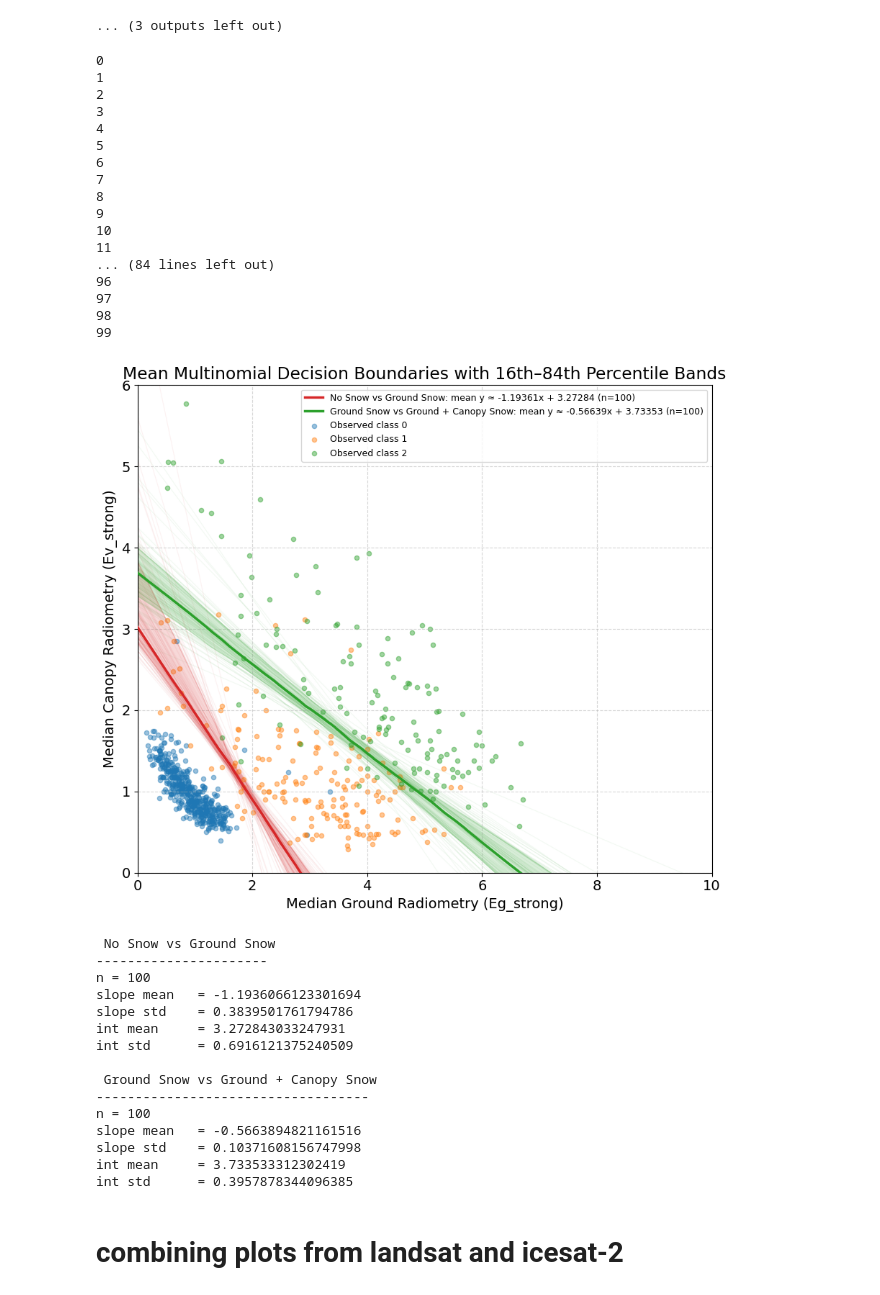
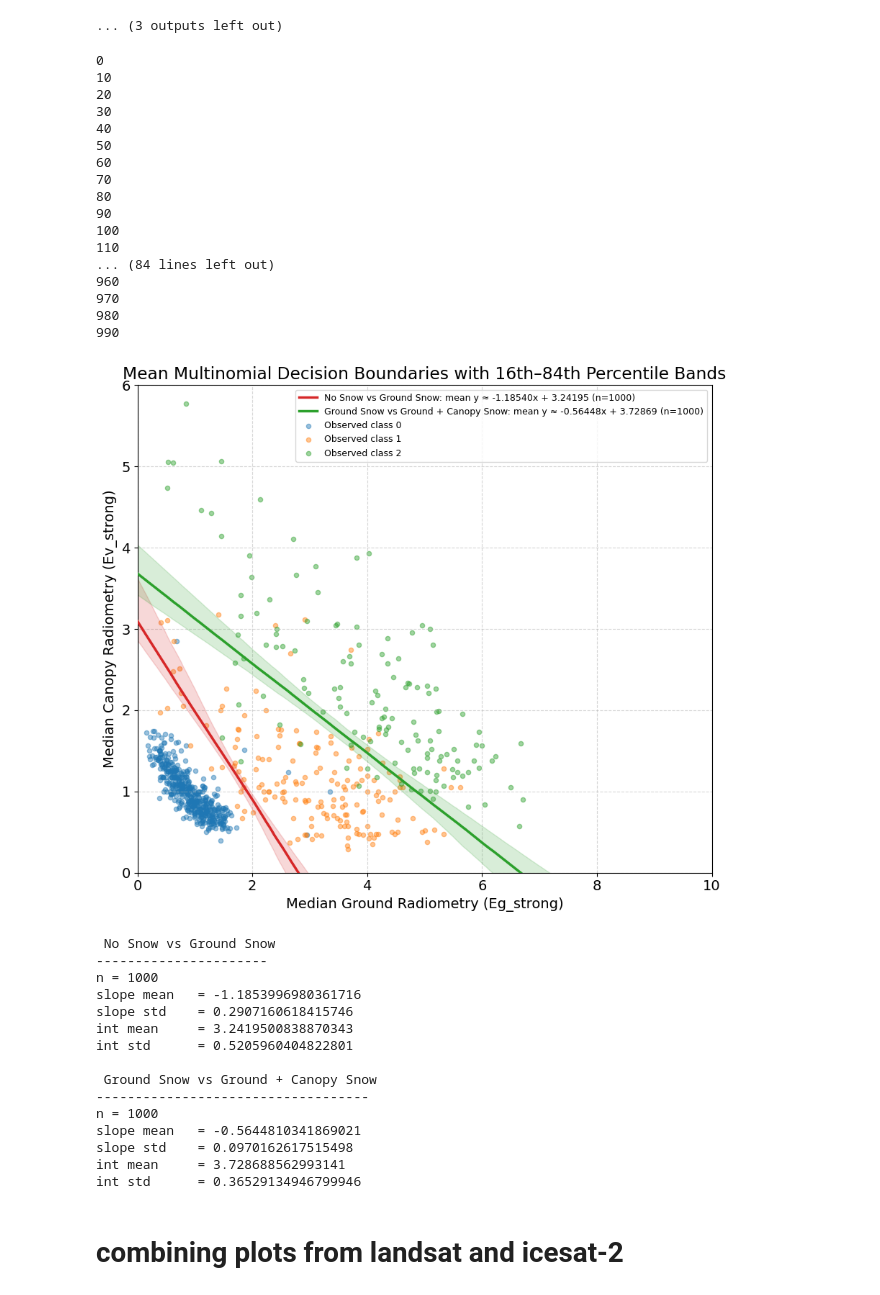
Before and after one commit to thomaslaraia/Snowstradamus, a Jupyter notebook: FSC_dataframe_analysis_80m_bootstrapped.ipynb, the cells around one changed output. Cells and saved outputs as stored; diff of their text form; code cells hidden in the pictures.

```diff
--- a/FSC_dataframe_analysis_80m_bootstrapped.ipynb
+++ b/FSC_dataframe_analysis_80m_bootstrapped.ipynb
@@ -859,14 +1083,17 @@ Binary accuracy (0 vs {1,2}):  0.9793 ± 0.0077
 import numpy as np
 import matplotlib.pyplot as plt
 from sklearn.linear_model import LogisticRegression
-SHOW_ALL_BOOT_LINES = True
+
+SHOW_ALL_BOOT_LINES = False
 BOOT_LINE_ALPHA = 0.06
 BOOT_LINE_LW = 0.8
+
+all_cameras = sorted(df_grouped['camera'].unique())
 
 # -----------------------------
 # Settings
 # -----------------------------
-N_BOOT = 100
+N_BOOT = 1000
 RNG_SEED = 42
 
 pairs = [(0, 1), (1, 2)]
@@ -986,7 +1213,8 @@ verticals = {key: [] for key in pair_keys.values()}
 plt.figure(figsize=(9, 8))
 
 for b in range(N_BOOT):
-    print(b)
+    if b%10 == 0:
+        print(b)
 
     sampled_cams = RNG_replay.choice(
         all_cameras,
@@ -1246,63 +1474,63 @@ plt.show()
 
 
 # -----------------------------
 # Print summary
 # -----------------------------
 for key in ["01", "12"]:
     s = stats[key]
 
     print("\n", labels_map[key])
     print("-" * len(labels_map[key]))
 
     if s["type"] == "line":
         print(f"n = {s['n']}")
         print(f"slope mean   = {s['slope_mean']}")
         print(f"slope std    = {s['slope_std']}")
         print(f"int mean     = {s['intercept_mean']}")
         print(f"int std      = {s['intercept_std']}")
 
     elif s["type"] == "vertical":
         print(f"n = {s['n']}")
         print(f"x median = {s['x50']}")
         print(f"x 16th   = {s['x16']}")
         print(f"x 84th   = {s['x84']}")
 
     else:
         print("No valid boundaries collected.")
 # %% [output]
 0
-1
-2
-3
-4
-5
-6
-7
-8
-9
 10
-11
+20
+30
+40
+50
+60
+70
+80
+90
+100
+110
 ... (84 lines left out)
-96
-97
-98
-99
+960
+970
+980
+990
-[figure, old version]
+[figure, new version]
  No Snow vs Ground Snow
 ----------------------
-n = 100
-slope mean   = -1.1936066123301694
-slope std    = 0.3839501761794786
-int mean     = 3.272843033247931
-int std      = 0.6916121375240509
+n = 1000
+slope mean   = -1.1853996980361716
+slope std    = 0.2907160618415746
+int mean     = 3.2419500838870343
+int std      = 0.5205960404822801
 
  Ground Snow vs Ground + Canopy Snow
 -----------------------------------
-n = 100
-slope mean   = -0.5663894821161516
-slope std    = 0.10371608156747998
-int mean     = 3.733533312302419
-int std      = 0.3957878344096385
+n = 1000
+slope mean   = -0.5644810341869021
+slope std    = 0.0970162617515498
+int mean     = 3.728688562993141
+int std      = 0.36529134946799946
 # %% [markdown]
 # combining plots from landsat and icesat-2
 # %%
```
Also changed, not shown: parts of 1 cell of this notebook.
